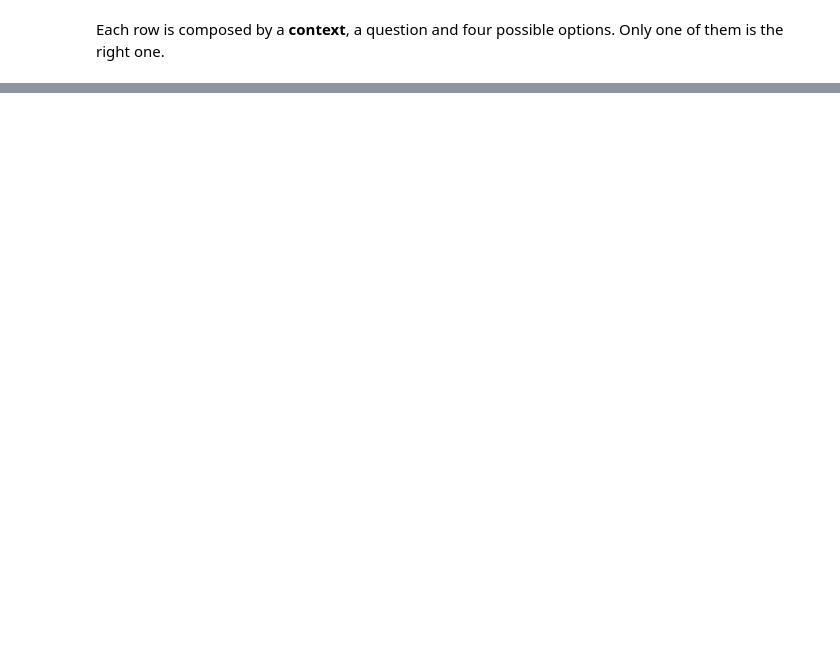
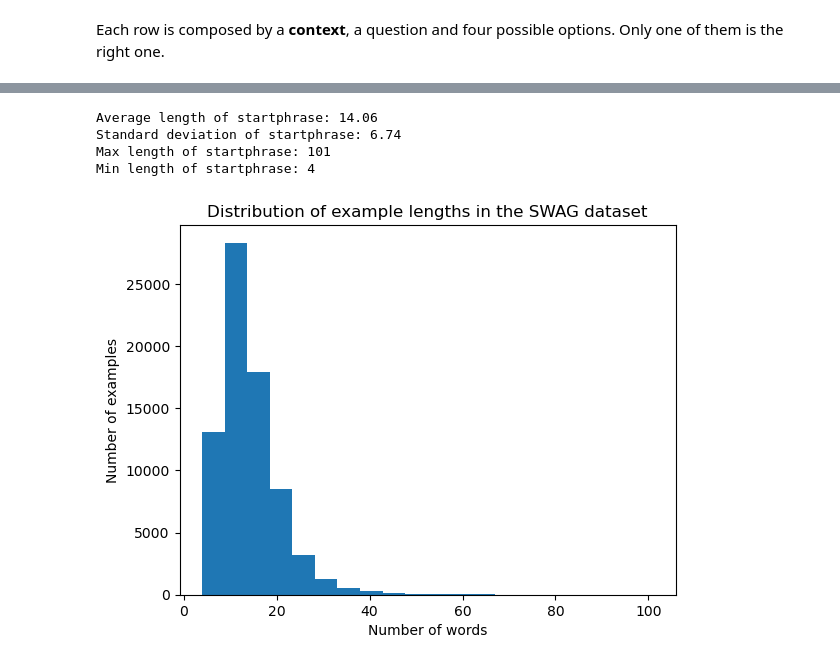
Before and after one commit to ciodar/deep-labs, a Jupyter notebook: lab2/Lab2-LLMs.ipynb, the cells around one changed output, grey strips where cells are left out. Drawn from its saved outputs; the diff is of its cells as text; code cells hidden in the pictures; blank space fills up the shorter version.

```diff
--- a/lab2/Lab2-LLMs.ipynb
+++ b/lab2/Lab2-LLMs.ipynb
@@ -252,2 +258,7 @@ The dataset is composed by 28K passages, and nearly 100K questions collected fro
 # %%
 from datasets import load_dataset
+
+dataset = load_dataset("swag","regular")
+
+# hyperparameters
+BATCH_SIZE = 32
@@ -254,3 +266,0 @@ from datasets import load_dataset
-# %%
-dataset = load_dataset("race","middle")
-batch_size = 8
@@ -280,0 +306,21 @@ Each row is composed by a **context**, a question and four possible options. Onl
+# %%
+import numpy as np
+lengths = list(map(lambda x: len(x.split()),train_data['startphrase']))
+print(f"Average length of startphrase: {np.mean(lengths):.2f}")
+print(f"Standard deviation of startphrase: {np.std(lengths):.2f}")
+print("Max length of startphrase:", np.max(lengths))
+print("Min length of startphrase:", np.min(lengths))
+
+
+import matplotlib.pyplot as plt
+plt.hist(lengths, bins=20)
+plt.xlabel("Number of words")
+plt.ylabel("Number of examples")
+plt.title("Distribution of example lengths in the SWAG dataset")
+plt.show()
+# %% [output]
+Average length of startphrase: 14.06
+Standard deviation of startphrase: 6.74
+Max length of startphrase: 101
+Min length of startphrase: 4
+[figure, added]
```
Also changed, not shown: parts of 49 cells of this notebook, 4 other files.
